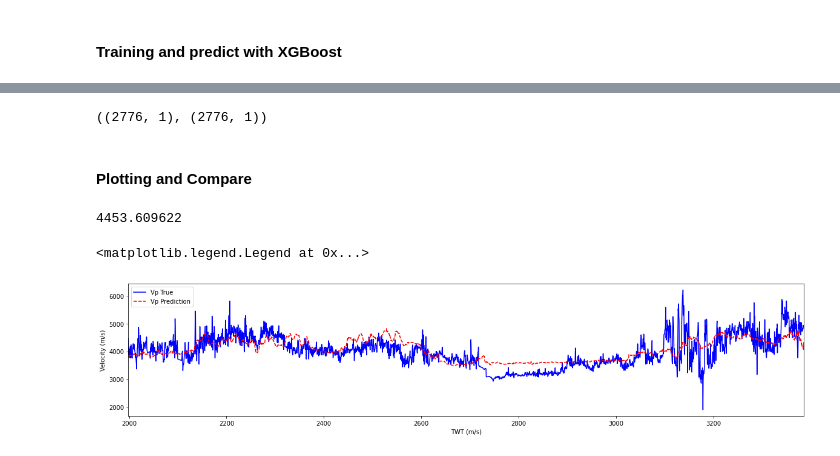
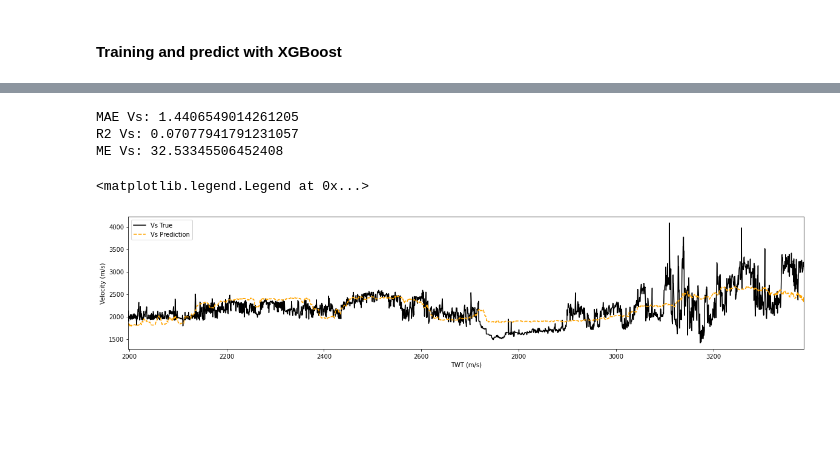
Before and after one commit to Dnbg1982/Oil-Gas-Projects, a Jupyter notebook: Exploration/Notebooks/Seismic_Inversion.ipynb, the cells around one changed output, grey strips where cells are left out. Saved outputs shown, nothing was run; the diff lists cells and outputs as text; code cells hidden in the pictures; blank space fills up the shorter version.

```diff
--- a/Exploration/Notebooks/Seismic_Inversion.ipynb
+++ b/Exploration/Notebooks/Seismic_Inversion.ipynb
@@ -379,27 +405,32 @@ predict_vp_inv = np.array(predict_vp_inv)
+# %%
+# XGBoost Regressor is necesary because we are going to predict continuos values
+model_vs = XGBRegressor(n_estimators=100, learning_rate=0.1, max_depth=5, min_child_weight=1, gamma=0, subsample=0.8, colsample_bytree=0.8, n_jobs=-1, random_state=82).fit(X_train_scaled, Y_train_scaled_vs)
+
+# Predict on validation data
+predict_vs = model_vs.predict(X_valid_scaled)
 # %%
-# Inverse scaled transformed Y_train values
-reshaped_Y_vp = Y_valid_scaled_vp.reshape(-1,1)
-Y_train_vp_inv = scaler_vp_v.inverse_transform(reshaped_Y_vp)
-Y_train_vp_inv = np.array(Y_train_vp_inv)
+# Inverse scaled transformed predicted values
+reshaped_predict_vs = predict_vs.reshape(-1,1)
+predict_vs_inv = scaler_vs_v.inverse_transform(reshaped_predict_vs)
+predict_vs_inv = np.array(predict_vs_inv)
-# %%
-predict_vp_inv.shape, Y_train_vp_inv.shape
-# %% [output]
-((2776, 1), (2776, 1))
-# %% [markdown]
-#### Plotting and Compare
-# %%
-Y_valid['vp'][0]
-# %% [output]
-4453.609622
+# %%
+# Evalutation Metrics
+print('MAE Vs:', mean_absolute_error(Y_valid_scaled_vs, predict_vs))
+print('R2 Vs:', r2_score(Y_valid_scaled_vs, predict_vs))
+print('ME Vs:', max_error(Y_valid_scaled_vs, predict_vs))
+# %% [output]
+MAE Vs: 1.4406549014261205
+R2 Vs: 0.07077941791231057
+ME Vs: 32.53345506452408
 # %%
 plt.figure(figsize = (20,4))
-plt.plot(well_27['twt'], Y_valid[['vp']].values, color='blue' ,label = "Vp True")
-plt.plot(well_27['twt'], predict_vp_inv, "--", color="red", label = "Vp Prediction")
+plt.plot(well_27['twt'], Y_valid[['vs']].values, color='black' ,label = "Vs True")
+plt.plot(well_27['twt'], predict_vs_inv, "--", color="orange", label = "Vs Prediction")
 
 plt.xlim(min(well_27['twt']),max(well_27['twt']))
 plt.xlabel('TWT (m/s)')
 plt.ylabel("Velocity (m/s)")
 plt.legend()
 # %% [output]
 <matplotlib.legend.Legend at 0x...>
-[figure, old version]
+[figure, new version]
```
Also changed, not shown: parts of 5 cells of this notebook.
